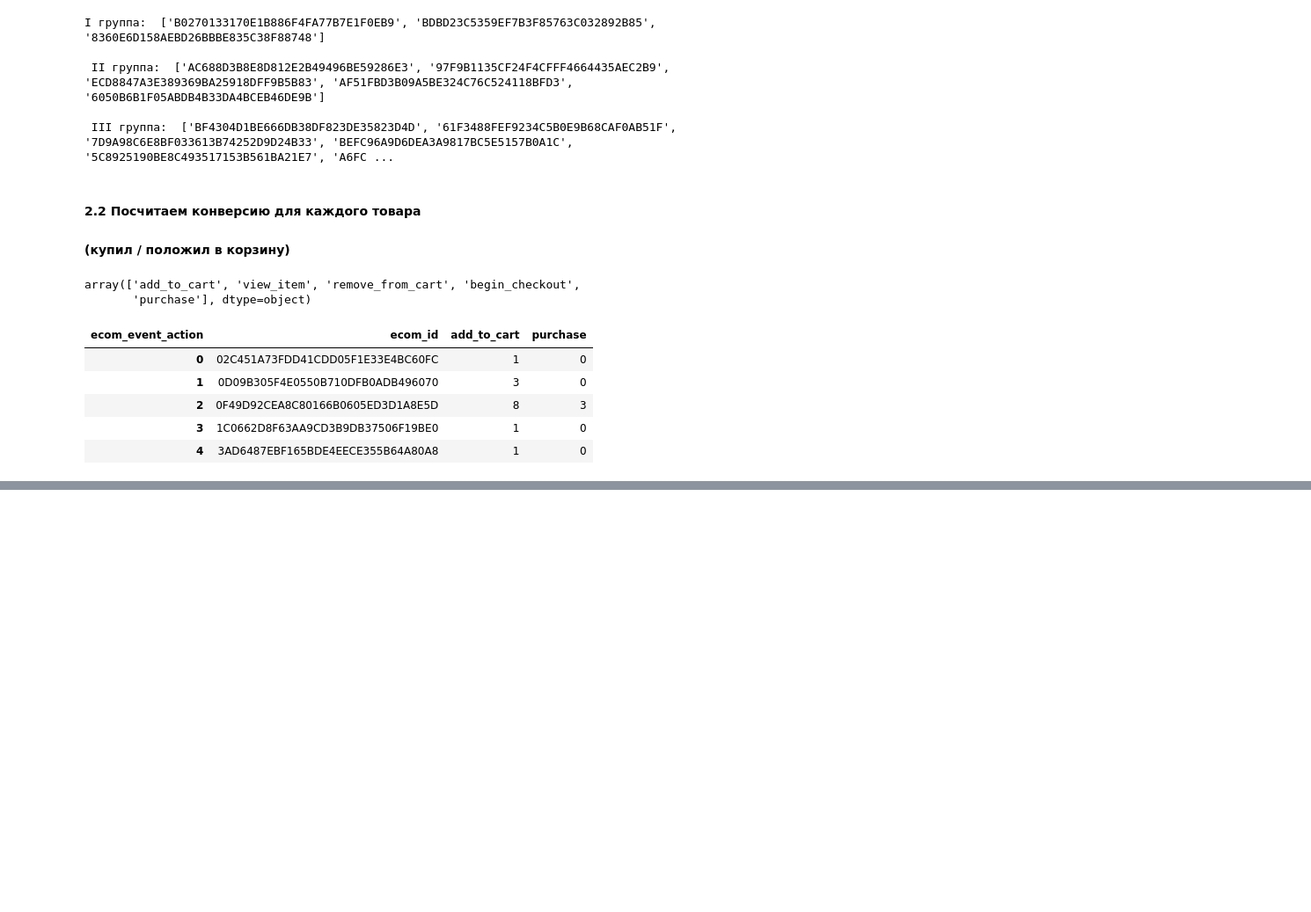
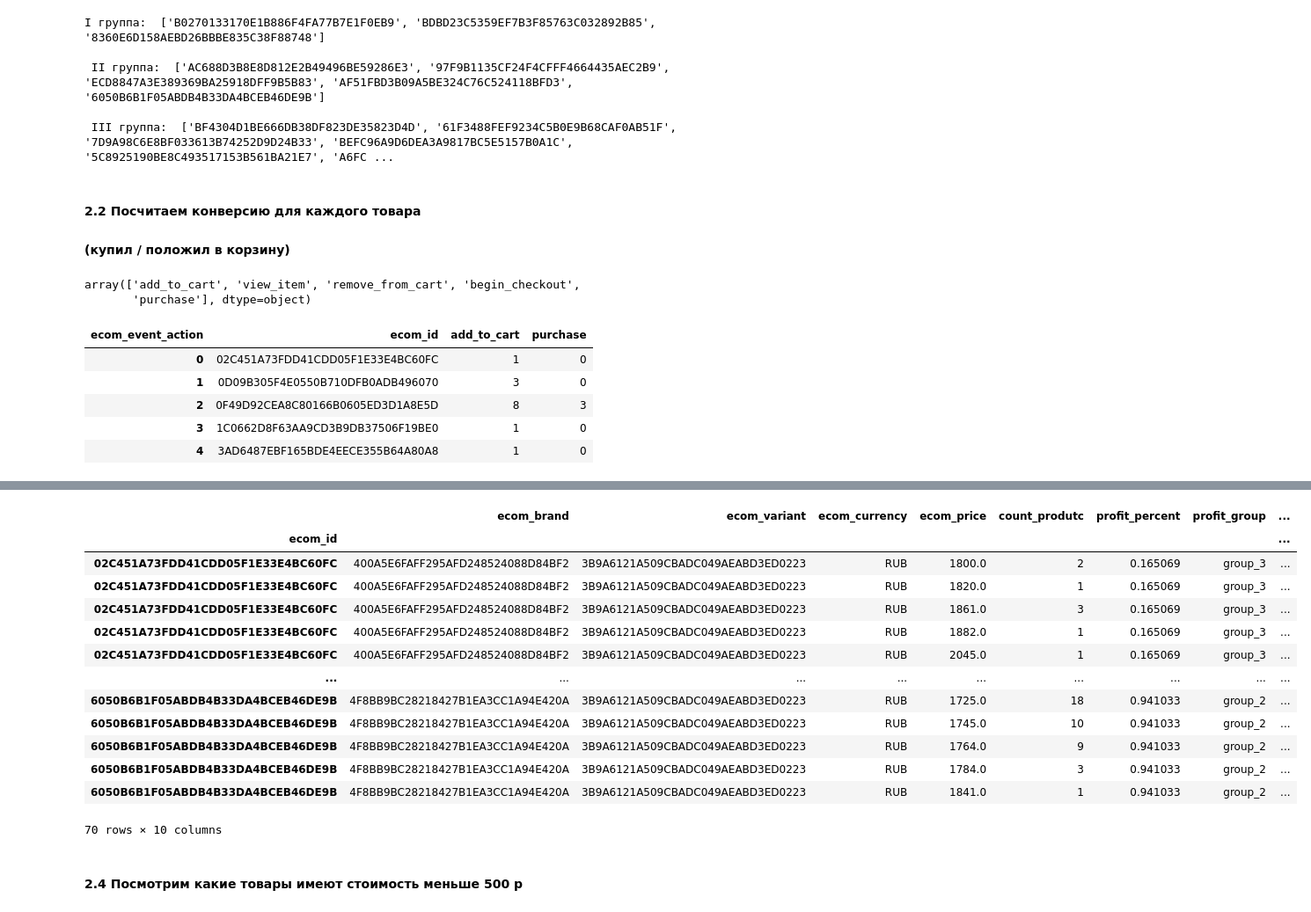
Before and after one commit to dkasatkin/wildhack, a Jupyter notebook: wildhack_work.ipynb, the cells around one changed output, grey strips where cells are left out. Shown at 88% size. Saved outputs shown, nothing was run; the diff lists cells and outputs as text; code cells hidden in the pictures; blank space fills up the shorter version.

```diff
--- a/wildhack_work.ipynb
+++ b/wildhack_work.ipynb
@@ -247,0 +376,14 @@ product_conversion.sort_values(by='conversion', ascending=False)
+# %%
+# объединим таблицу по столбцу id товара (добавим столбец с % прибыли)
+
+final_table = final_table.merge(our_percent, on='ecom_id', how='left')
+# %%
+# добавляем группу по % прибыли
+
+for ecom_id, row in final_table.iterrows():
+        if ecom_id in group_1:
+            final_table.at[ecom_id, 'profit_group'] = 'group_1'
+        elif ecom_id in group_2:
+            final_table.at[ecom_id, 'profit_group'] = 'group_2'
+        else:
+            final_table.at[ecom_id, 'profit_group'] = 'group_3'
@@ -247,0 +400,6 @@ product_conversion.sort_values(by='conversion', ascending=False)
+# %%
+# объединим таблицу по столбцу id товара (добавим столбец с конверсией)
+
+final_table = final_table.merge(product_conversion[['conversion']],
+                                on='ecom_id',
+                                how='left')
@@ -247,0 +416,29 @@ product_conversion.sort_values(by='conversion', ascending=False)
+# %%
+# добавляем группу по конверсии
+
+for ecom_id, row in final_table.iterrows():
+        if ecom_id in g_con_1:
+            final_table.at[ecom_id, 'conversion_group'] = 'group_1'
+        elif ecom_id in g_con_2:
+            final_table.at[ecom_id, 'conversion_group'] = 'group_2'
+        else:
+            final_table.at[ecom_id, 'conversion_group'] = 'group_3'
+# %%
+final_table.head(70)
+# %% [output]
+|  | ecom_brand | ecom_variant | ecom_currency | ecom_price | count_produtc | profit_percent | profit_group | ... |
+| ecom_id |  |  |  |  |  |  |  | ... |
+| 02C451A73FDD41CDD05F1E33E4BC60FC | 400A5E6FAFF295AFD248524088D84BF2 | 3B9A6121A509CBADC049AEABD3ED0223 | RUB | 1800.0 | 2 | 0.165069 | group_3 | ... |
+| 02C451A73FDD41CDD05F1E33E4BC60FC | 400A5E6FAFF295AFD248524088D84BF2 | 3B9A6121A509CBADC049AEABD3ED0223 | RUB | 1820.0 | 1 | 0.165069 | group_3 | ... |
+| 02C451A73FDD41CDD05F1E33E4BC60FC | 400A5E6FAFF295AFD248524088D84BF2 | 3B9A6121A509CBADC049AEABD3ED0223 | RUB | 1861.0 | 3 | 0.165069 | group_3 | ... |
+| 02C451A73FDD41CDD05F1E33E4BC60FC | 400A5E6FAFF295AFD248524088D84BF2 | 3B9A6121A509CBADC049AEABD3ED0223 | RUB | 1882.0 | 1 | 0.165069 | group_3 | ... |
+| 02C451A73FDD41CDD05F1E33E4BC60FC | 400A5E6FAFF295AFD248524088D84BF2 | 3B9A6121A509CBADC049AEABD3ED0223 | RUB | 2045.0 | 1 | 0.165069 | group_3 | ... |
+| ... | ... | ... | ... | ... | ... | ... | ... | ... |
+| 6050B6B1F05ABDB4B33DA4BCEB46DE9B | 4F8BB9BC28218427B1EA3CC1A94E420A | 3B9A6121A509CBADC049AEABD3ED0223 | RUB | 1725.0 | 18 | 0.941033 | group_2 | ... |
+| 6050B6B1F05ABDB4B33DA4BCEB46DE9B | 4F8BB9BC28218427B1EA3CC1A94E420A | 3B9A6121A509CBADC049AEABD3ED0223 | RUB | 1745.0 | 10 | 0.941033 | group_2 | ... |
+| 6050B6B1F05ABDB4B33DA4BCEB46DE9B | 4F8BB9BC28218427B1EA3CC1A94E420A | 3B9A6121A509CBADC049AEABD3ED0223 | RUB | 1764.0 | 9 | 0.941033 | group_2 | ... |
+| 6050B6B1F05ABDB4B33DA4BCEB46DE9B | 4F8BB9BC28218427B1EA3CC1A94E420A | 3B9A6121A509CBADC049AEABD3ED0223 | RUB | 1784.0 | 3 | 0.941033 | group_2 | ... |
+| 6050B6B1F05ABDB4B33DA4BCEB46DE9B | 4F8BB9BC28218427B1EA3CC1A94E420A | 3B9A6121A509CBADC049AEABD3ED0223 | RUB | 1841.0 | 1 | 0.941033 | group_2 | ... |
+70 rows × 10 columns
+# %% [markdown]
+#### 2.4 Посмотрим какие товары имеют стоимость меньше 500 р
```
Also changed, not shown: parts of 23 cells of this notebook, 2 other files.
